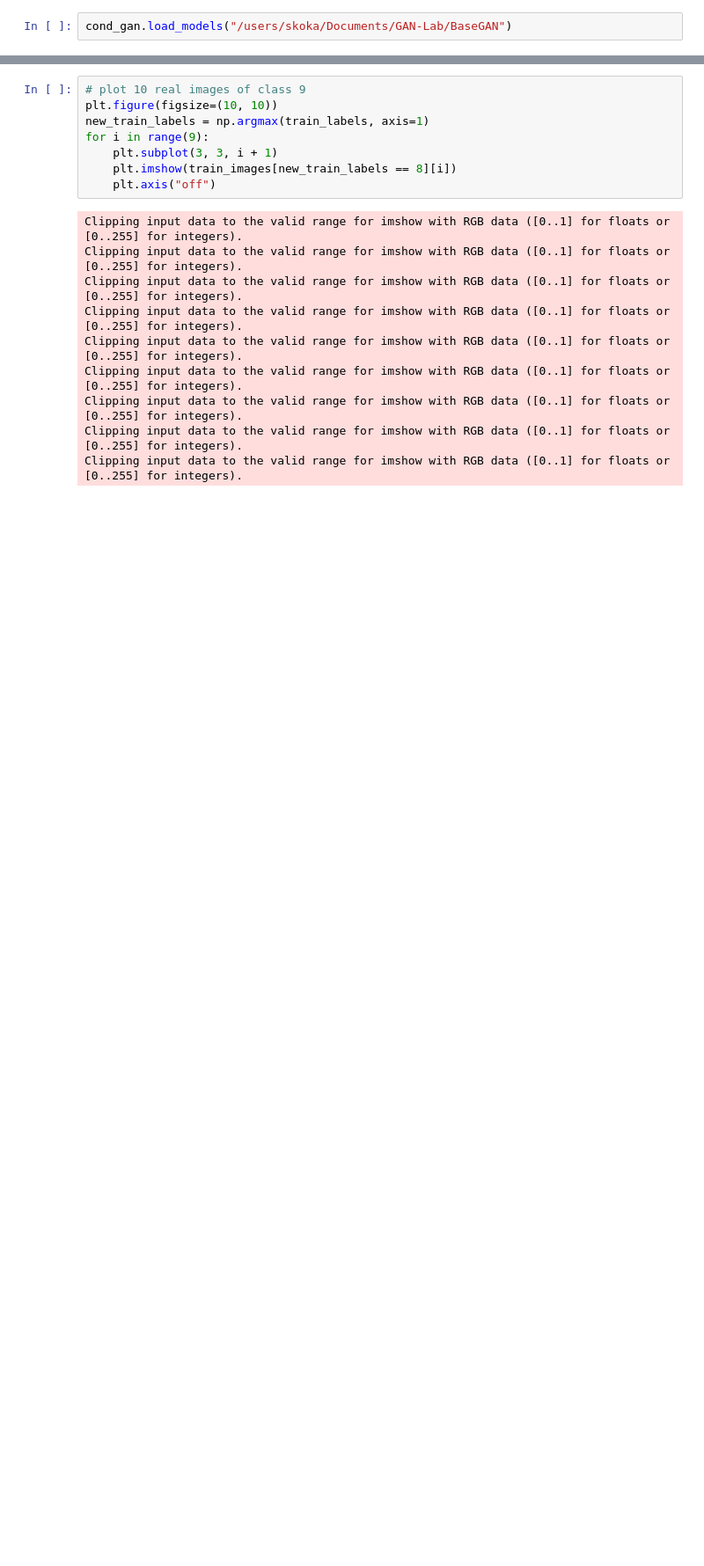
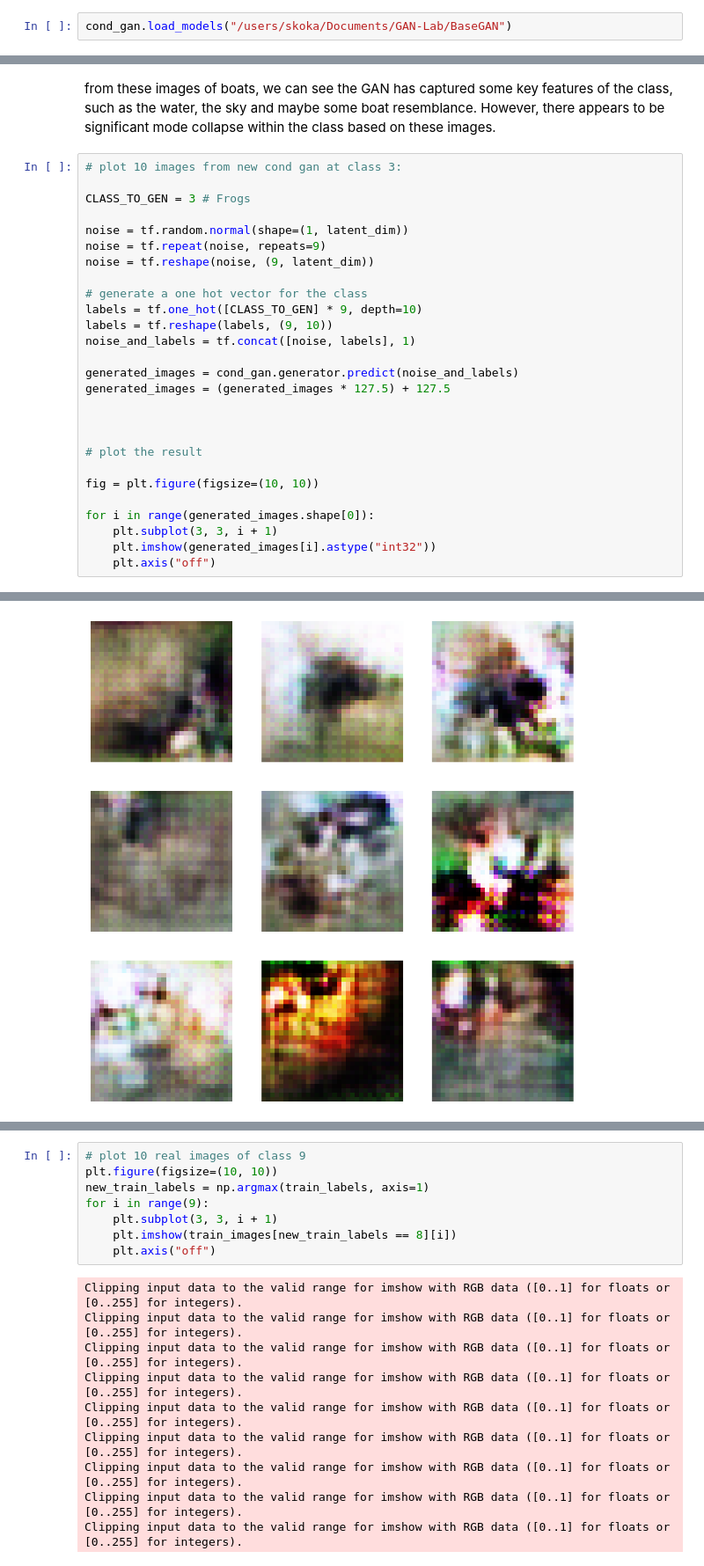
Before and after one commit to vedantnilabh/GAN-Lab, a Jupyter notebook: main.ipynb, the cells around one changed output, grey strips where cells are left out. Shown at 88% size. Drawn from its saved outputs; the diff is of its cells as text; blank space fills up the shorter version.

```diff
--- a/main.ipynb
+++ b/main.ipynb
@@ -377,0 +334,30 @@ for i in range(generated_images.shape[0]):
+# %% [markdown]
+from these images of boats, we can see the GAN has captured some key features of the class, such as the water, the sky and maybe some boat resemblance. However, there appears to be significant mode collapse within the class based on these images.
+# %%
+# plot 10 images from new cond gan at class 3:
+
+CLASS_TO_GEN = 3 # Frogs
+
+noise = tf.random.normal(shape=(1, latent_dim))
+noise = tf.repeat(noise, repeats=9)
+noise = tf.reshape(noise, (9, latent_dim))
+
+# generate a one hot vector for the class
+labels = tf.one_hot([CLASS_TO_GEN] * 9, depth=10)
+labels = tf.reshape(labels, (9, 10))
+noise_and_labels = tf.concat([noise, labels], 1)
+
+generated_images = cond_gan.generator.predict(noise_and_labels)
+generated_images = (generated_images * 127.5) + 127.5
+
+
+
+# plot the result
+
+fig = plt.figure(figsize=(10, 10))
+
+for i in range(generated_images.shape[0]):
+    plt.subplot(3, 3, i + 1)
+    plt.imshow(generated_images[i].astype("int32"))
+    plt.axis("off")
+# %% [output]
@@ -377,0 +365 @@ for i in range(generated_images.shape[0]):
+[figure, added]
```
Also changed, not shown: parts of 44 cells of this notebook, 1 other file.
